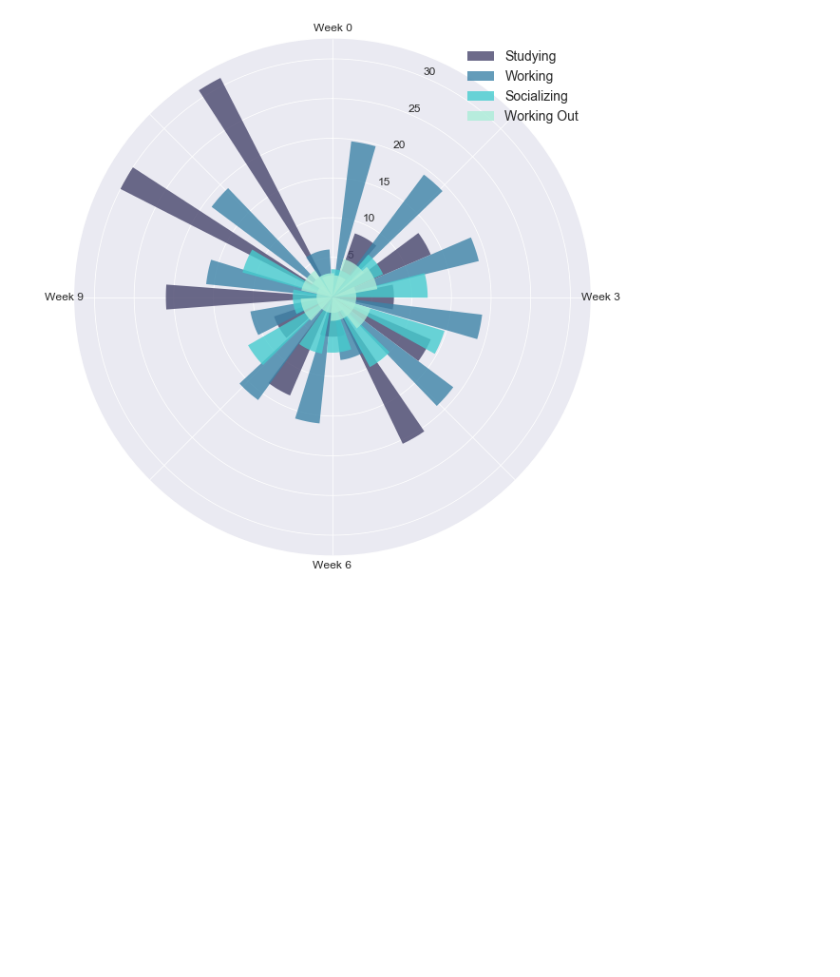
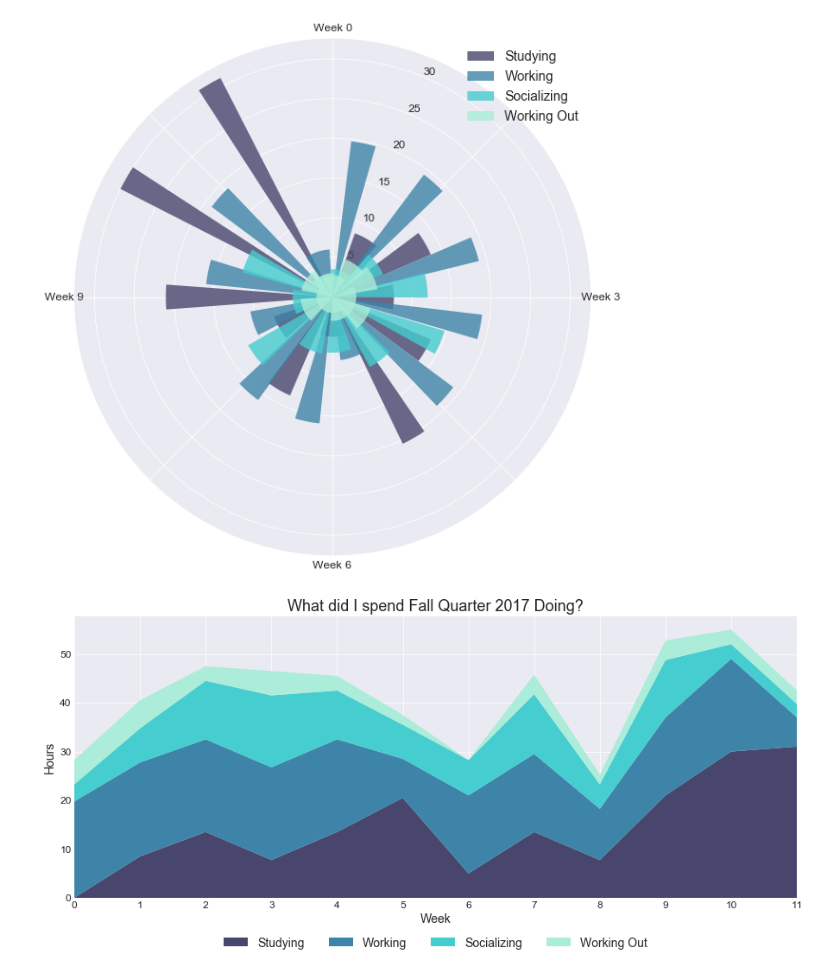
Before and after one commit to ashleyshine/ticktock, a Jupyter notebook: Tracking-Time.ipynb, the cells around one changed output. Saved outputs shown, nothing was run; the diff lists cells and outputs as text; code cells hidden in the pictures; blank space fills up the shorter version.

Commit message:
area graph

```diff
--- a/Tracking-Time.ipynb
+++ b/Tracking-Time.ipynb
@@ -736,3 +736,19 @@ ax.set_xticklabels(['Week 0', '', 'Week 3', '', 'Week 6', '', 'Week 9', ''])
 plt.show()
 # %% [output]
 [figure]
+# %%
+fig, ax = create_plot(title="What did I spend Fall Quarter 2017 Doing?",
+                      xlabel="Week", ylabel="Hours")
+
+x = range(12)
+y = np.vstack([study_radii, work_radii, social_radii, workout_radii])
+
+ax.stackplot(x, study_radii, work_radii, social_radii, workout_radii, colors=colors)
+ax.legend(['Studying', 'Working', 'Socializing', 'Working Out'], ncol=4,
+          loc='upper center', bbox_to_anchor=(0.5, -0.1))
+ax.set_xlim(0, 11)
+ax.set_xticks(x)
+
+plt.show()
+# %% [output]
+[figure, added]
```
